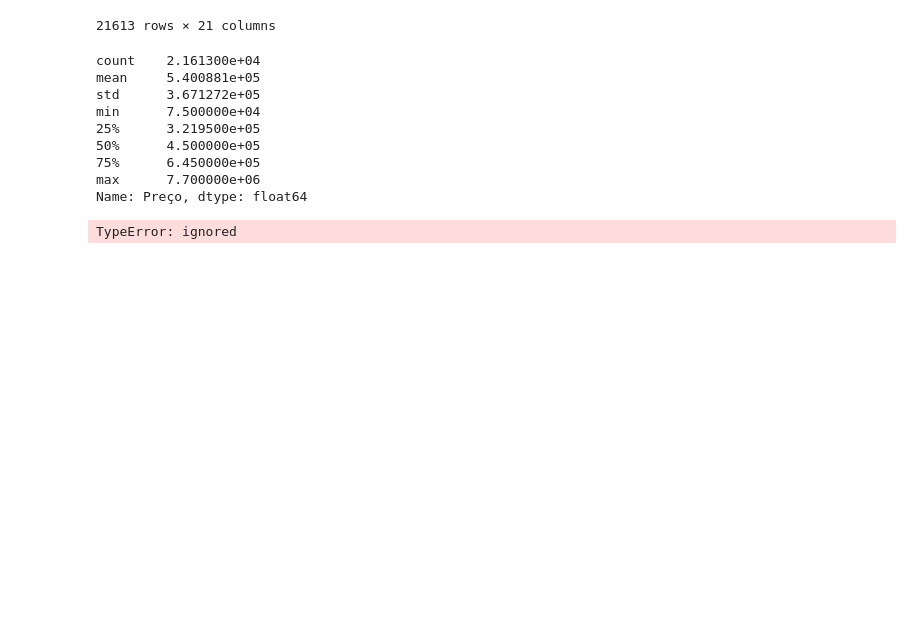
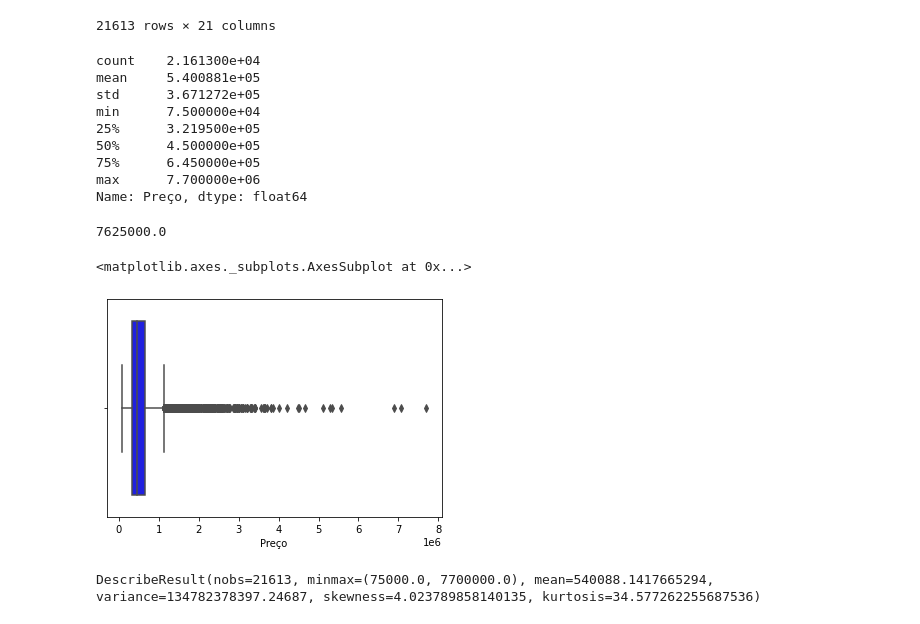
Before and after one commit to DatadevWil/Estudo, a Jupyter notebook: King_County_Desafio.ipynb, the cells around one changed output. Drawn from its saved outputs; the diff is of its cells as text; code cells hidden in the pictures; blank space fills up the shorter version.

```diff
--- a/King_County_Desafio.ipynb
+++ b/King_County_Desafio.ipynb
@@ -102,8 +104,18 @@ min      7.500000e+04
 75%      6.450000e+05
 max      7.700000e+06
 Name: Preço, dtype: float64
-# %%
-me = min(base)
-me
-# %% [output]
-TypeError: ignored
+# %%
+amp_preco = max(base['Preço']) - min(base['Preço'])
+amp_preco
+# %% [output]
+7625000.0
+# %%
+#Observa-se que há uma grande quantidade de outliers
+sns.boxplot(base.Preço,color='blue')
+# %% [output]
+<matplotlib.axes._subplots.AxesSubplot at 0x...>
+[figure, added]
+# %%
+stats.describe(base['Preço'])
+# %% [output]
+DescribeResult(nobs=21613, minmax=(75000.0, 7700000.0), mean=540088.1417665294, variance=134782378397.24687, skewness=4.023789858140135, kurtosis=34.577262255687536)
```
Also changed, not shown: parts of 8 cells of this notebook.
